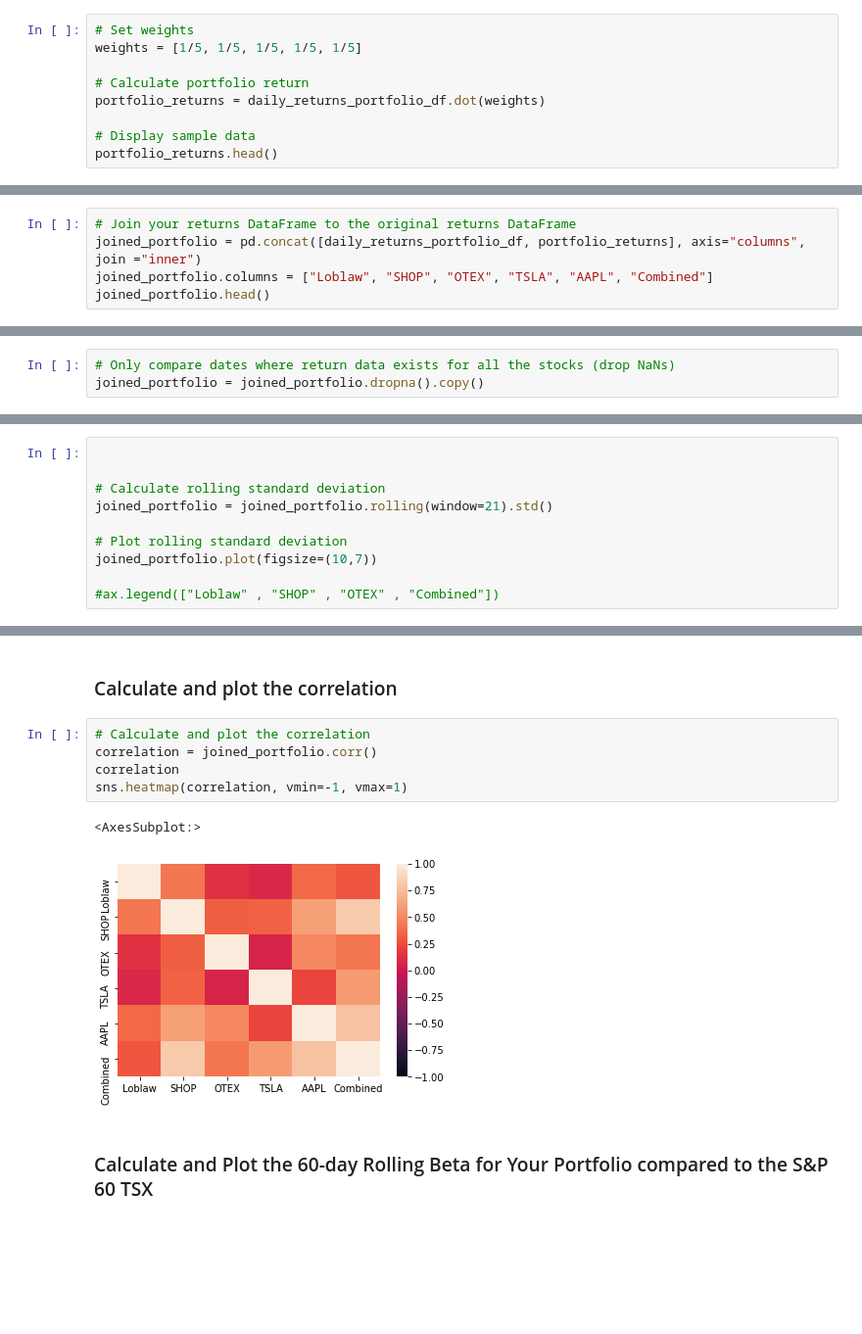
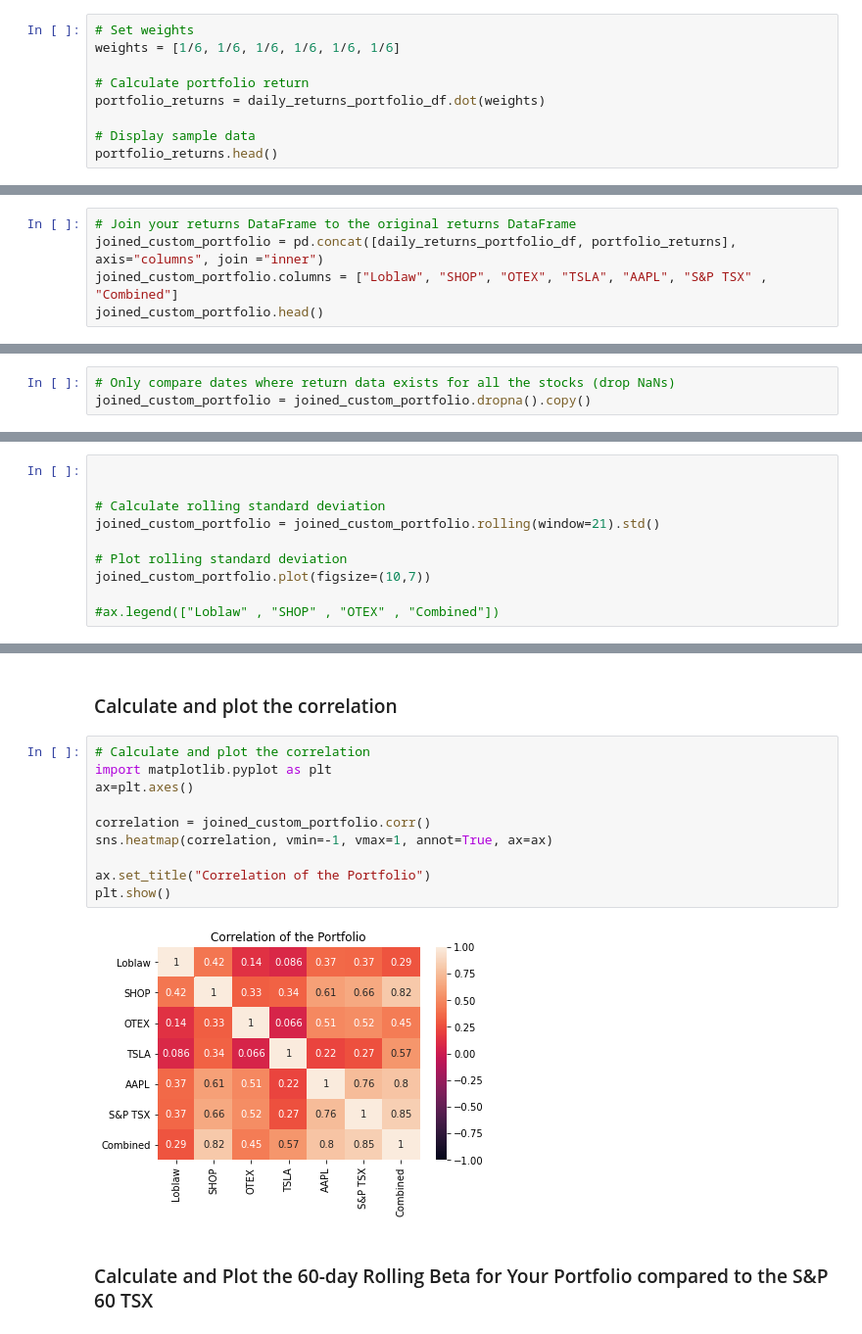
Before and after one commit to vjreddy2001/Portfolio, a Jupyter notebook: whale_analysis.ipynb, the cells around one changed output, grey strips where cells are left out. Shown at 98% size. Cells and saved outputs as stored; diff of their text form; blank space fills up the shorter version.

Commit message:
Add files via upload
Updated Custom Portfolio to add S&P TSX Date

```diff
--- a/whale_analysis.ipynb
+++ b/whale_analysis.ipynb
@@ -600,7 +590,7 @@ daily_returns_portfolio_df.head()
 ## Calculate the weighted returns for the portfolio assuming an equal number of shares for each stock
 # %%
 # Set weights
-weights = [1/5, 1/5, 1/5, 1/5, 1/5]
+weights = [1/6, 1/6, 1/6, 1/6, 1/6, 1/6]
 
 # Calculate portfolio return
 portfolio_returns = daily_returns_portfolio_df.dot(weights)
@@ -619,7 +609,7 @@ dtype: float64
 ## Join your portfolio returns to the DataFrame that contains all of the portfolio returns
 # %%
 # Join your returns DataFrame to the original returns DataFrame
-joined_portfolio = pd.concat([daily_returns_portfolio_df, portfolio_returns], axis="columns", join ="inner")
-joined_portfolio.columns = ["Loblaw", "SHOP", "OTEX", "TSLA", "AAPL", "Combined"]
-joined_portfolio.head()
+joined_custom_portfolio = pd.concat([daily_returns_portfolio_df, portfolio_returns], axis="columns", join ="inner")
+joined_custom_portfolio.columns = ["Loblaw", "SHOP", "OTEX", "TSLA", "AAPL", "S&P TSX" , "Combined"]
+joined_custom_portfolio.head()
 # %% [output]
@@ -633,6 +623,6 @@ joined_portfolio.head()
 # %%
 # Only compare dates where return data exists for all the stocks (drop NaNs)
-joined_portfolio = joined_portfolio.dropna().copy()
+joined_custom_portfolio = joined_custom_portfolio.dropna().copy()
 # %% [markdown]
 ## Re-run the risk analysis with your portfolio to see how it compares to the others
 # %% [markdown]
@@ -666,10 +658,10 @@ dtype: float64
 
 
 # Calculate rolling standard deviation
-joined_portfolio = joined_portfolio.rolling(window=21).std()
+joined_custom_portfolio = joined_custom_portfolio.rolling(window=21).std()
 
 # Plot rolling standard deviation
-joined_portfolio.plot(figsize=(10,7))
+joined_custom_portfolio.plot(figsize=(10,7))
 
 #ax.legend(["Loblaw" , "SHOP" , "OTEX" , "Combined"])
 # %% [output]
@@ -679,11 +671,15 @@ joined_portfolio.plot(figsize=(10,7))
 ### Calculate and plot the correlation
 # %%
 # Calculate and plot the correlation
-correlation = joined_portfolio.corr()
-correlation
-sns.heatmap(correlation, vmin=-1, vmax=1)
+import matplotlib.pyplot as plt
+ax=plt.axes()
+
+correlation = joined_custom_portfolio.corr()
+sns.heatmap(correlation, vmin=-1, vmax=1, annot=True, ax=ax)
+
+ax.set_title("Correlation of the Portfolio")
+plt.show()
 # %% [output]
-<AxesSubplot:>
-[figure, old version]
+[figure, new version]
 # %% [markdown]
 ### Calculate and Plot the 60-day Rolling Beta for Your Portfolio compared to the S&P 60 TSX
```
Also changed, not shown: parts of 19 cells of this notebook.
